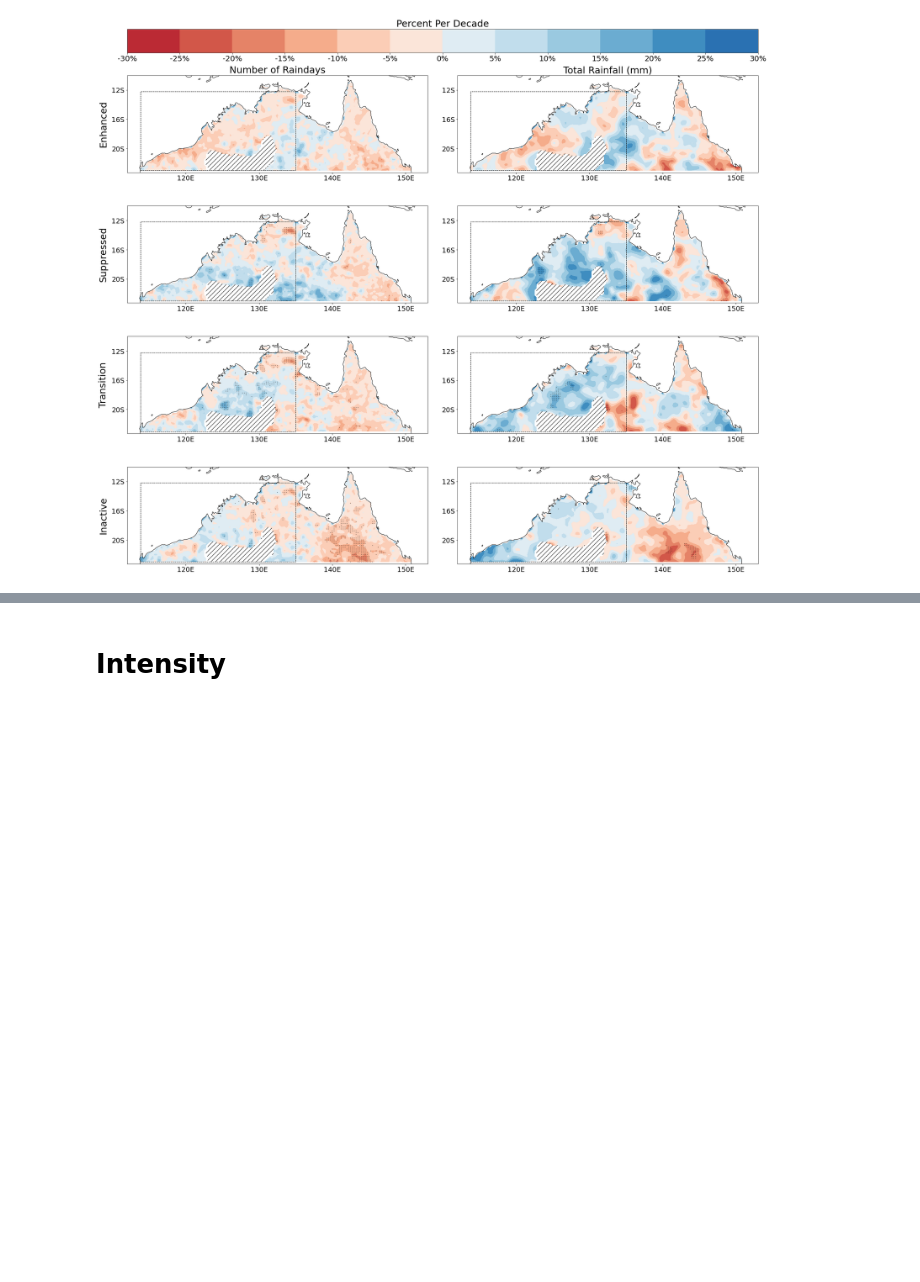
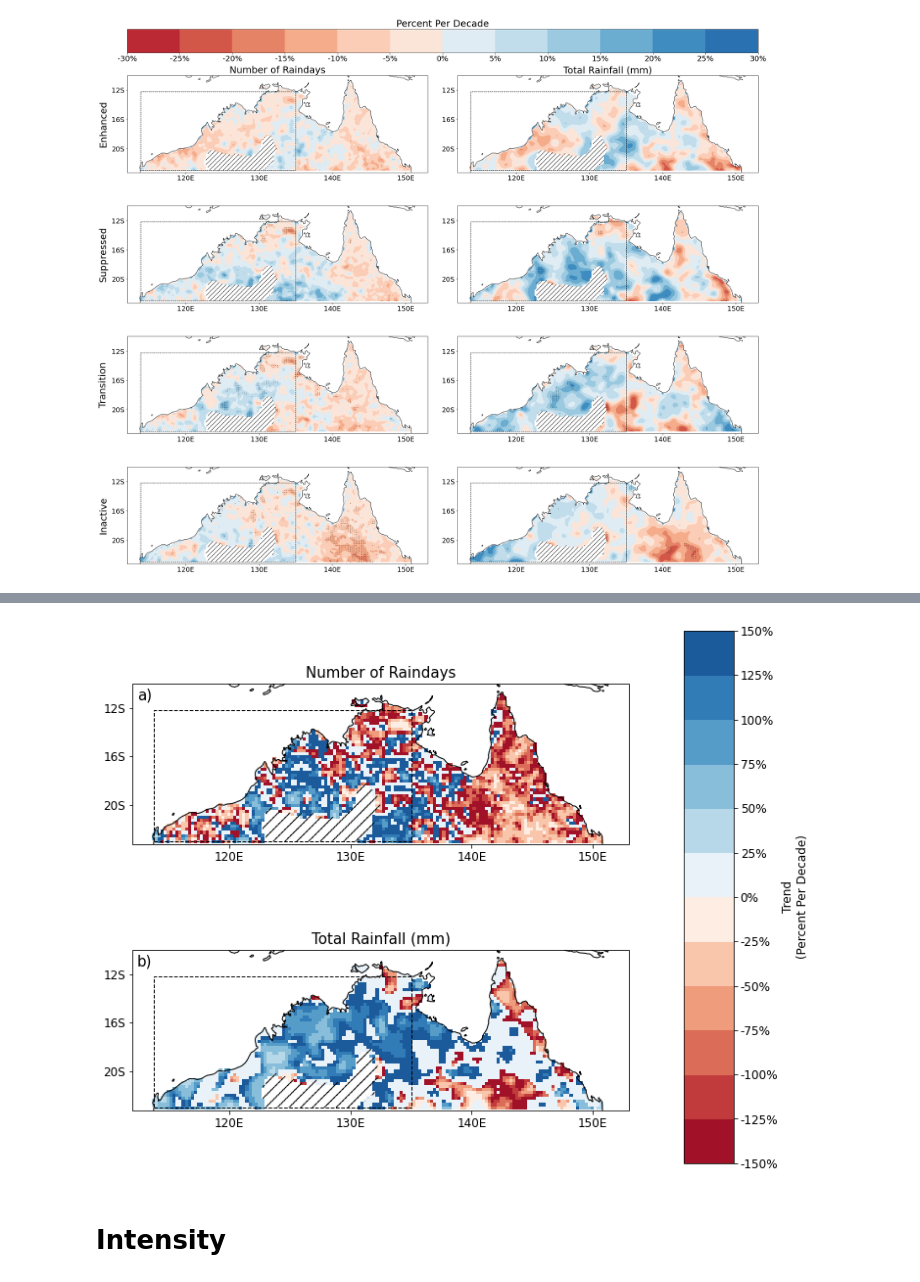
Before and after one commit to alexborowiak/mjo_and_rainfall_trend, a Jupyter notebook: MJO_subphase_trend.ipynb, the cells around one changed output, grey strips where cells are left out. Saved outputs shown, nothing was run; the diff lists cells and outputs as text; code cells hidden in the pictures; blank space fills up the shorter version.

```diff
--- a/MJO_subphase_trend.ipynb
+++ b/MJO_subphase_trend.ipynb
@@ -396,3 +599,63 @@ mapTrend.trend_plot_combined(merged_count_sum_norm , stip_data = stip_count_sum_
+# %%
+frac_count_exp = trend_count_sub.sel(phase = 'enhanced').squeeze() * 100/trend_count
+frac_sum_exp = trend_sum_sub.sel(phase = 'enhanced').squeeze() * 100/trend_sum
+# %%
+frac_count_exp = frac_count_exp.where(np.logical_or(
+                                        trend_percent_count.trend > 1,
+                                        trend_percent_count.trend < -1),
+                                      0)
+frac_sum_exp = frac_sum_exp.where(np.logical_or(
+                                        trend_percent_sum.trend > 2,
+                                        trend_percent_sum.trend < -2),
+                                      0)
+# %%
+# fig  = plt.figure(figsize = (10,10))
+# gs = gridspec.GridSpec(2,1, height_ratios = [0.1, 1], hspace = 0.1)
+import plotting_functions as pf
+pf = reload(pf)
+
+fig, gs = pf.fig_formatter(height_ratios = [1,1], width_ratios = [1, 0.1], hspace = 0.0, wspace = 0.2)
+
+
+vmax = 150
+vmin = -vmax
+step = 25
+cmapi = 'RdBu'
+# cmapi = 'Blues'
+
+
+cmap, levels = pf.colorbar_creater(vmax, step, cmap = cmapi,vmin = vmin, add_white = 1,extender = 1)
+
+ax = fig.add_subplot(gs[0,0], projection = ccrs.PlateCarree())
+plot = pf.map_plot_with_no_controurf_NWASquare(
+                            max_filter(frac_count_exp, vmax)['trend'],
+                            ax, cmap, levels, square = 1)
+ax.set_title('Number of Raindays', size = 15);
+ax.annotate('a)', xy = (0.01,0.9), xycoords = 'axes fraction', size = 15)
+
+
+cax = plt.subplot(gs[:,1])
+ticks = np.core.defchararray.add(levels.astype(str)  , np.tile('%',len(levels)))
+pf.create_colorbar(plot, cax, levels,
+                   ticks = ticks,
+                   cbar_title =  "Trend\n(Percent Per Decade)",
+                  cbar_titleSize = 12, orientation = 'vertical', rotation = 0)
+
+
+
+ax = fig.add_subplot(gs[1,0], projection = ccrs.PlateCarree())
+plot = pf.map_plot_with_no_controurf_NWASquare(
+    max_filter(frac_sum_exp, vmax)['trend'],
+                            ax, cmap, levels, square = 1)
+
+ax.set_title('Total Rainfall (mm)', size = 15);
+ax.annotate('b)', xy = (0.01,0.9), xycoords = 'axes fraction', size = 15)
+
+
+fig.savefig('../images/mjo_and_rainfall_trend_images/percent_contribution.png', dpi = 600
+           ,bbox_inches = 'tight', pad = 0)
+# %% [output]
+[figure, added]
 # %% [markdown]
 # Intensity
 # %% [markdown]
```
Also changed, not shown: parts of 25 cells of this notebook, 5 other files.
